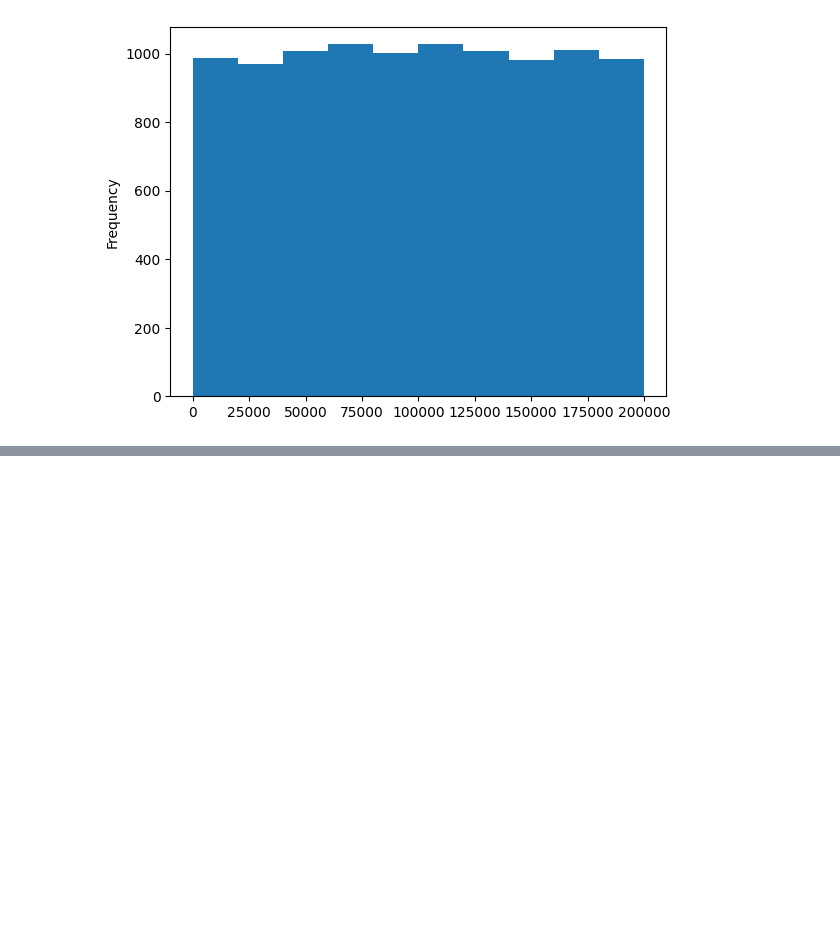
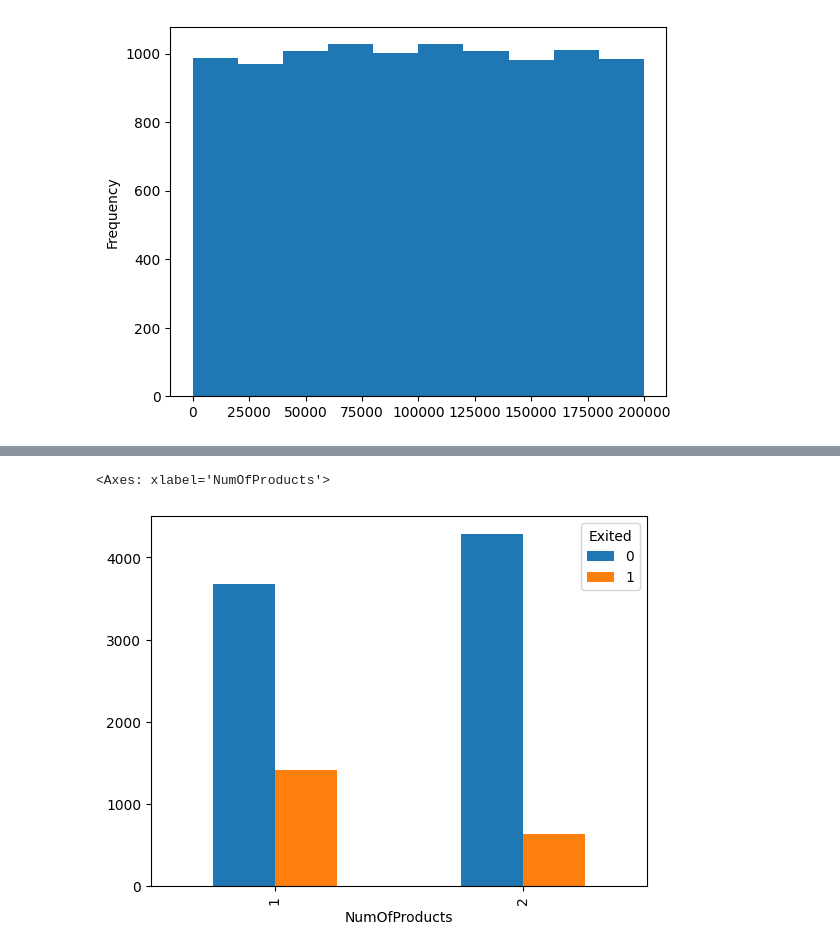
Before and after one commit to bipulshahi/polytechnic_barh, a Jupyter notebook: Python_ML_2.ipynb, the cells around one changed output, grey strips where cells are left out. Saved outputs shown, nothing was run; the diff lists cells and outputs as text; code cells hidden in the pictures; blank space fills up the shorter version.

```diff
--- a/Python_ML_2.ipynb
+++ b/Python_ML_2.ipynb
@@ -205,0 +254,6 @@ df1['EstimatedSalary'].plot.hist()
+# %%
+#Exit of Customer as numofproducts 1 and 2
+pd.crosstab(df1['NumOfProducts'], df1['Exited']).plot.bar()
+# %% [output]
+<Axes: xlabel='NumOfProducts'>
+[figure, added]
```
Also changed, not shown: parts of 20 cells of this notebook.
